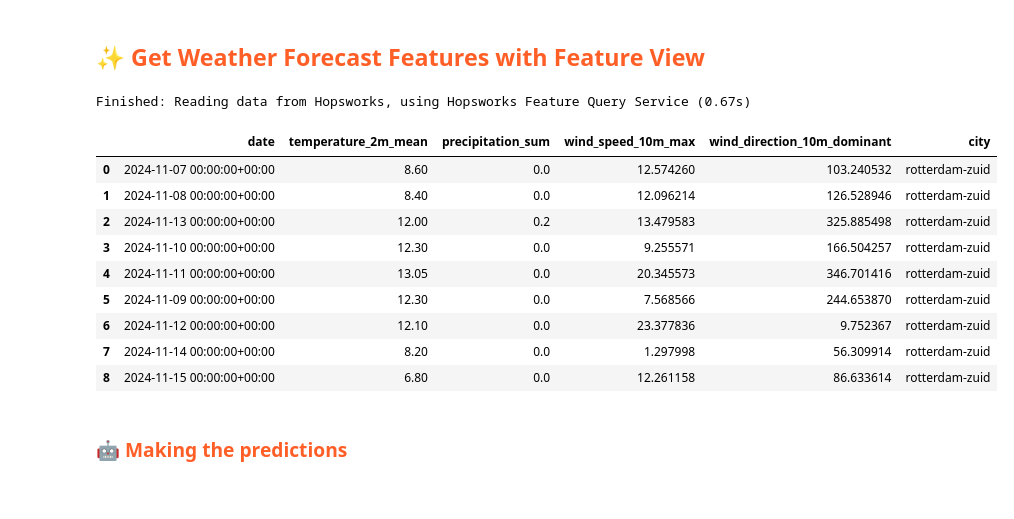
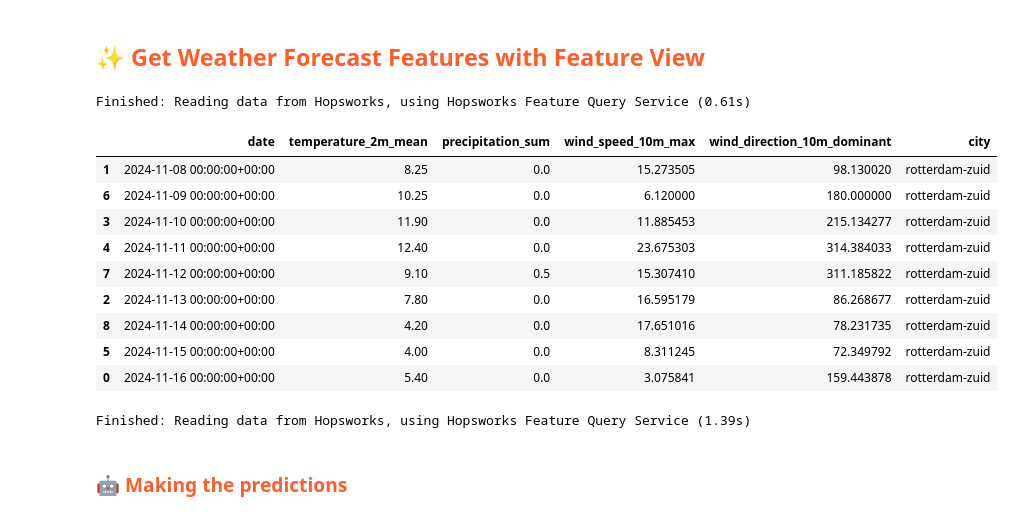
Before and after one commit to RubenvanGemeren/ID2223-Scalable-Machine-Learning, a Jupyter notebook: air_quality_prediction_service/ch03/4_air_quality_batch_inference.ipynb, the cells around one changed output. Drawn from its saved outputs; the diff is of its cells as text; code cells hidden in the pictures.

```diff
--- a/air_quality_prediction_service/ch03/4_air_quality_batch_inference.ipynb
+++ b/air_quality_prediction_service/ch03/4_air_quality_batch_inference.ipynb
@@ -96,22 +97,30 @@ XGBRegressor(base_score='4.2187874E1', booster='gbtree', callbacks=None,
 # %%
 weather_fg = fs.get_feature_group(
     name='weather',
     version=1,
 )
-batch_data = weather_fg.filter(weather_fg.date >= today).read()
+batch_data = weather_fg.filter(weather_fg.date >= today).read().sort_values(by='date')
 batch_data
 # %% [output]
-Finished: Reading data from Hopsworks, using Hopsworks Feature Query Service (0.67s)
+Finished: Reading data from Hopsworks, using Hopsworks Feature Query Service (0.61s)
 |  | date | temperature_2m_mean | precipitation_sum | wind_speed_10m_max | wind_direction_10m_dominant | city |
-| 0 | 2024-11-07 00:00:00+00:00 | 8.60 | 0.0 | 12.574260 | 103.240532 | rotterdam-zuid |
-| 1 | 2024-11-08 00:00:00+00:00 | 8.40 | 0.0 | 12.096214 | 126.528946 | rotterdam-zuid |
-| 2 | 2024-11-13 00:00:00+00:00 | 12.00 | 0.2 | 13.479583 | 325.885498 | rotterdam-zuid |
-| 3 | 2024-11-10 00:00:00+00:00 | 12.30 | 0.0 | 9.255571 | 166.504257 | rotterdam-zuid |
-| 4 | 2024-11-11 00:00:00+00:00 | 13.05 | 0.0 | 20.345573 | 346.701416 | rotterdam-zuid |
-| 5 | 2024-11-09 00:00:00+00:00 | 12.30 | 0.0 | 7.568566 | 244.653870 | rotterdam-zuid |
-| 6 | 2024-11-12 00:00:00+00:00 | 12.10 | 0.0 | 23.377836 | 9.752367 | rotterdam-zuid |
-| 7 | 2024-11-14 00:00:00+00:00 | 8.20 | 0.0 | 1.297998 | 56.309914 | rotterdam-zuid |
-| 8 | 2024-11-15 00:00:00+00:00 | 6.80 | 0.0 | 12.261158 | 86.633614 | rotterdam-zuid |
+| 1 | 2024-11-08 00:00:00+00:00 | 8.25 | 0.0 | 15.273505 | 98.130020 | rotterdam-zuid |
+| 6 | 2024-11-09 00:00:00+00:00 | 10.25 | 0.0 | 6.120000 | 180.000000 | rotterdam-zuid |
+| 3 | 2024-11-10 00:00:00+00:00 | 11.90 | 0.0 | 11.885453 | 215.134277 | rotterdam-zuid |
+| 4 | 2024-11-11 00:00:00+00:00 | 12.40 | 0.0 | 23.675303 | 314.384033 | rotterdam-zuid |
+| 7 | 2024-11-12 00:00:00+00:00 | 9.10 | 0.5 | 15.307410 | 311.185822 | rotterdam-zuid |
+| 2 | 2024-11-13 00:00:00+00:00 | 7.80 | 0.0 | 16.595179 | 86.268677 | rotterdam-zuid |
+| 8 | 2024-11-14 00:00:00+00:00 | 4.20 | 0.0 | 17.651016 | 78.231735 | rotterdam-zuid |
+| 5 | 2024-11-15 00:00:00+00:00 | 4.00 | 0.0 | 8.311245 | 72.349792 | rotterdam-zuid |
+| 0 | 2024-11-16 00:00:00+00:00 | 5.40 | 0.0 | 3.075841 | 159.443878 | rotterdam-zuid |
+# %%
+air_quality_fg = fs.get_feature_group(
+    name='air_quality',
+    version=1,
+)
+aq_3_latest = air_quality_fg.read().sort_values(by='date', ascending=False).head(3)
+# %% [output]
+Finished: Reading data from Hopsworks, using Hopsworks Feature Query Service (1.39s)
 # %% [markdown]
 ### <span style="color:#ff5f27;">🤖 Making the predictions</span>
 # %%
```
Also changed, not shown: parts of 12 cells of this notebook, 14 other files.
